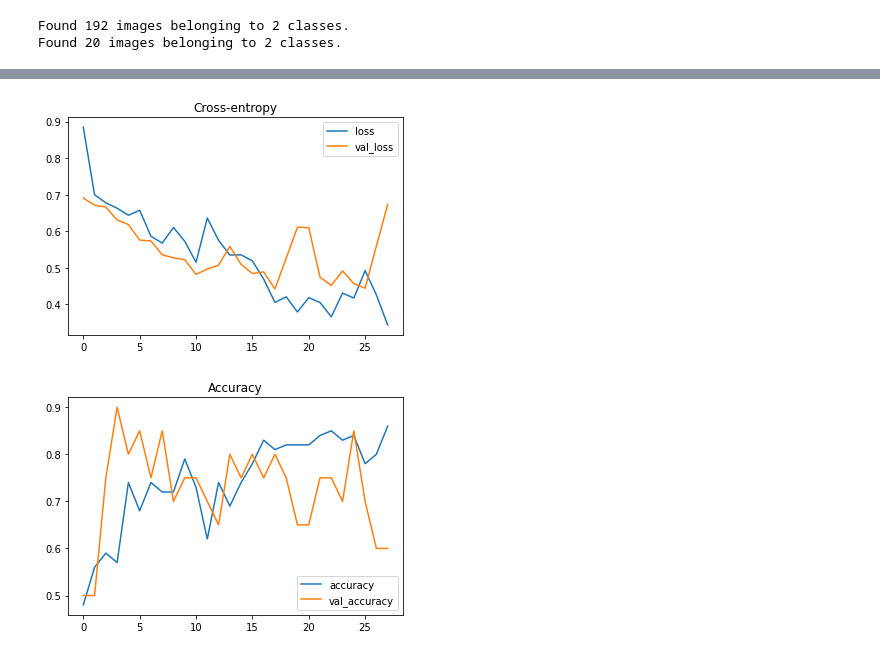
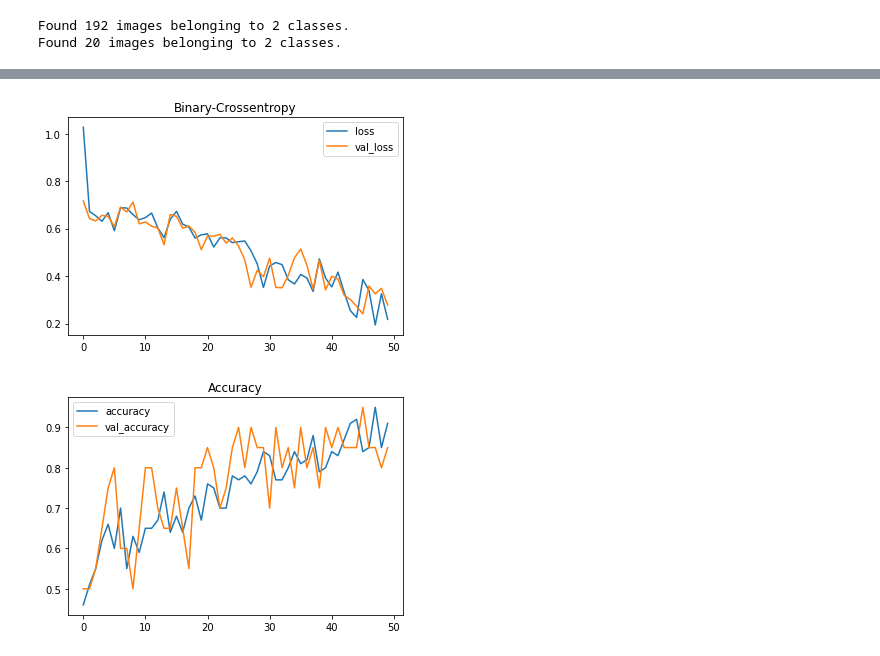
Before and after one commit to rezatan/MessyCleanRoom, a Jupyter notebook: MessyCleanRoom.ipynb, the cells around one changed output, grey strips where cells are left out. Drawn from its saved outputs; the diff is of its cells as text; code cells hidden in the pictures.

```diff
--- a/MessyCleanRoom.ipynb
+++ b/MessyCleanRoom.ipynb
@@ -87,11 +89,10 @@ Found 20 images belonging to 2 classes.
 model = tf.keras.models.Sequential([
     tf.keras.layers.Conv2D(64, (3,3), activation='relu', input_shape=(150, 150, 3)),
     tf.keras.layers.MaxPooling2D(2, 2),
-    tf.keras.layers.Conv2D(64, (3,3), activation='relu'),
+    tf.keras.layers.Conv2D(128, (3,3), activation='relu'),
     tf.keras.layers.MaxPooling2D(2,2),
     tf.keras.layers.Flatten(),
     tf.keras.layers.Dropout(0.5),
-    tf.keras.layers.Dense(128, activation='relu'),
     tf.keras.layers.Dense(1, activation='sigmoid')
 ])
 # %%
@@ -100,8 +101,8 @@ model.compile(loss='binary_crossentropy',
               metrics=['accuracy'])
 # %%
 cb= keras.callbacks.EarlyStopping(
-    patience=10,
-    min_delta=0.001,
+    patience=20,
+    min_delta=0.01,
     restore_best_weights=True,
 )
 history = model.fit(
@@ -133,6 +134,6 @@ Epoch 28/50
 # %%
 history_df = pd.DataFrame(history.history)
-history_df.loc[:, ['loss', 'val_loss']].plot(title="Cross-entropy")
+history_df.loc[:, ['loss', 'val_loss']].plot(title="Binary-Crossentropy")
 history_df.loc[:, ['accuracy', 'val_accuracy']].plot(title="Accuracy")
 print(("Best Validation Loss: {:0.4f}" +\
       "\nBest Validation Accuracy: {:0.4f}")\
@@ -144,5 +145,5 @@ Best Validation Accuracy: 0.9000
-[figure, old version]
+[figure, new version]
-[figure, old version]
+[figure, new version]
 # %%
 import numpy as np
 from google.colab import files
```
Also changed, not shown: parts of 4 cells of this notebook.
